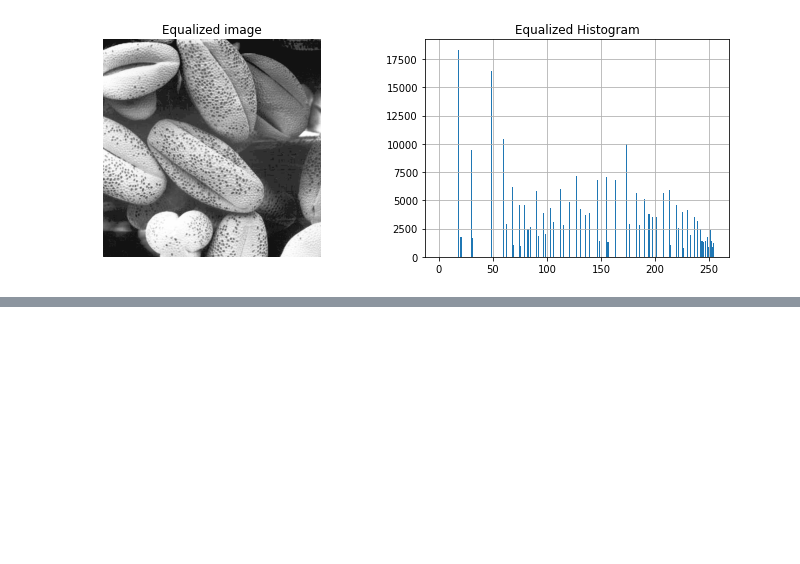
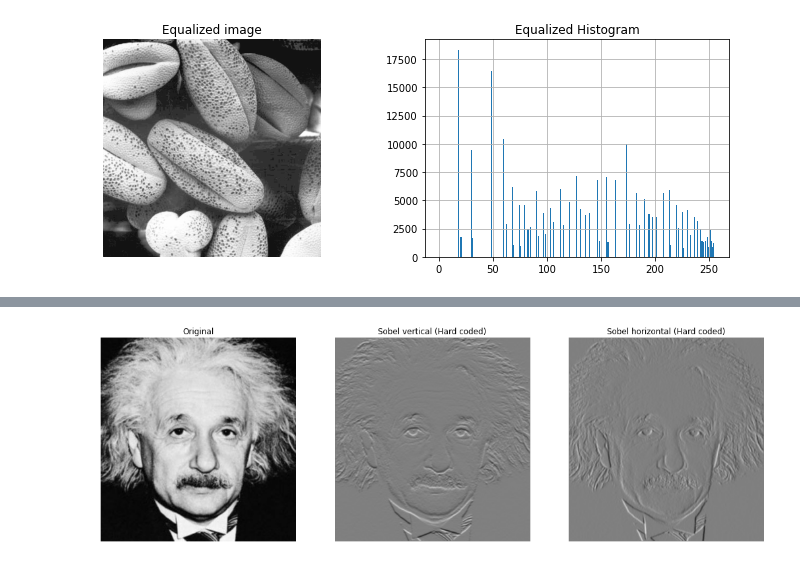
Before and after one commit to nujaadeen/Image-Processing, a Jupyter notebook: assingment1.ipynb, the cells around one changed output, grey strips where cells are left out. Saved outputs shown, nothing was run; the diff lists cells and outputs as text; code cells hidden in the pictures; blank space fills up the shorter version.

```diff
--- a/assingment1.ipynb
+++ b/assingment1.ipynb
@@ -192,0 +194,35 @@ def sobelFilter(dir, im):
+# %%
+def filter_func(image, kernel):
+    assert kernel.shape[0]%2 == 1 and kernel.shape[1]%2 == 1
+
+    k_hh , k_hw = math.floor(kernel.shape[0] / 2), math.floor(kernel.shape[1] / 2)
+    h , w = image.shape
+
+    image_f = image.astype('float')
+    output = np.zeros(image.shape , 'float')
+
+    for m in range(k_hh , h - k_hh):
+        for n in range(k_hw , w - k_hw):
+            output[m, n] = np.dot(image_f[m-k_hh: m+k_hh + 1 , n - k_hw : n + k_hw + 1 ].flatten(), kernel.flatten())
+    return output
+
+imgv_2 = filter_func(img, kernal_v)
+imgh_2 = filter_func(img, kernal_h)
+
+
+fig, ax = plt.subplots(1, 3, figsize=(18,18))
+ax[0].imshow(img, cmap='gray', vmin=0, vmax=256)
+ax[0].set_title("Original")
+ax[0].axis('off')
+
+ax[1].imshow(imgv_2, cmap='gray', vmin=-1020, vmax=1020)
+ax[1].set_title("Sobel vertical (Hard coded)")
+ax[1].axis('off')
+
+ax[2].imshow(imgh_2, cmap='gray', vmin=-1020, vmax=1020)
+ax[2].set_title("Sobel horizontal (Hard coded)")
+ax[2].axis('off')
+
+plt.show()
+# %% [output]
+[figure, added]
```
Also changed, not shown: parts of 3 cells of this notebook.
